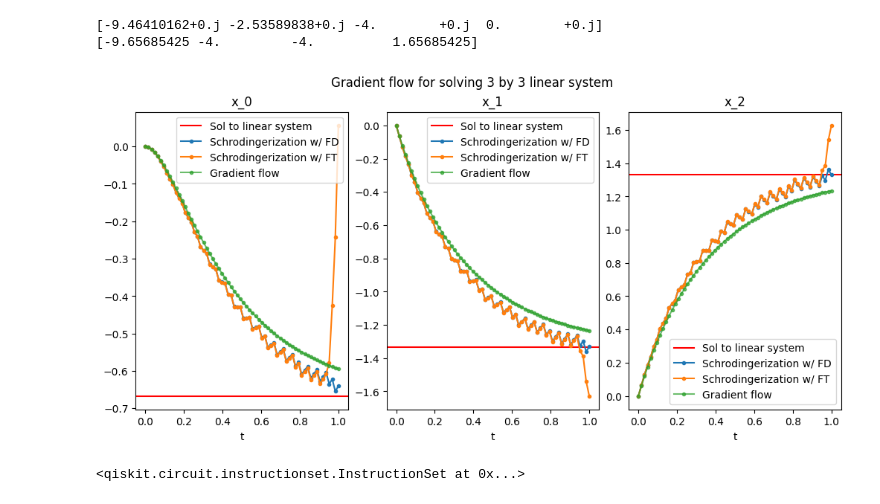
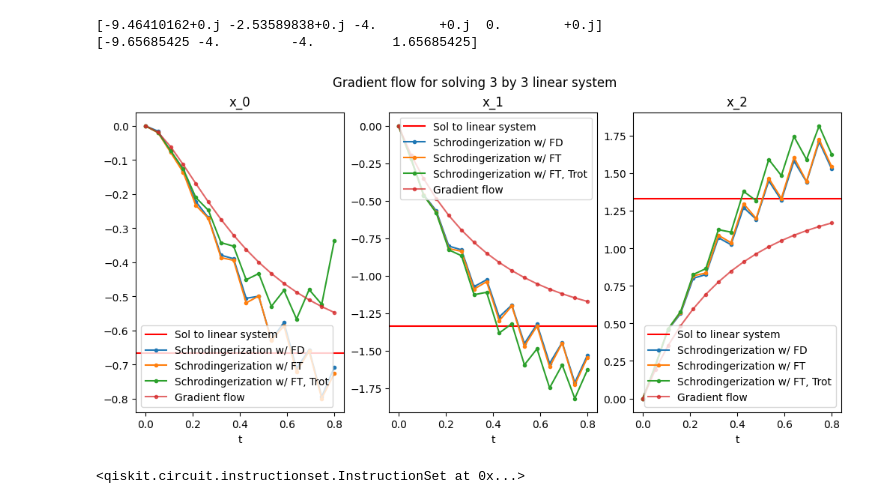
Before and after one commit to jli0108/quantum-diff-eq-ham-ebd, a Jupyter notebook: linear_system.ipynb, the cells around one changed output. Saved outputs shown, nothing was run; the diff lists cells and outputs as text; code cells hidden in the pictures.

```diff
--- a/linear_system.ipynb
+++ b/linear_system.ipynb
@@ -162,5 +179,5 @@ def schrodingerization_ft(A, u_0, N, L, R, T, N_t, lambda_min):
 # %%
-def solve_gradient_flow(A, b, x_0, N, L, R, T, N_t):
+def solve_gradient_flow(A, b, x_0, N, L, R, T, N_t, schrodingerization_method, r=None):
     # The gradient of the optimization problem is Ax-b, so the gradient flow ODE is x'(t) = - Ax + b.
     A_tilde = vstack([hstack([A, -b]), csc_matrix((1, A.shape[0]+1))])
     # print(A_tilde.toarray())
@@ -168,16 +185,5 @@ def solve_gradient_flow(A, b, x_0, N, L, R, T, N_t):
 
     lambda_max = np.min(eigvalsh((A_tilde + A_tilde.T).toarray() / 2))
     print("Min eval:", lambda_max)
-    u_recover = schrodingerization(-A_tilde, vstack([x_0, 1]), N, L, R, T, N_t, lambda_min=-norm(b)/2)
+    u_recover = schrodingerization_method(-A_tilde, vstack([x_0, 1]), N, L, R, T, N_t, lambda_min=-norm(b)/2, r=r)
     return u_recover[:,:-1]
-
-def solve_gradient_flow_ft(A, b, x_0, N, L, R, T, N_t):
-    # The gradient of the optimization problem is Ax-b, so the gradient flow ODE is x'(t) = - Ax + b.
-    A_tilde = vstack([hstack([A, -b]), csc_matrix((1, A.shape[0]+1))])
-    # print(A_tilde.toarray())
-    print("Eigvals of A_tilde: ", eigvals(A_tilde.toarray()))
-
-    lambda_max = np.min(eigvalsh((A_tilde + A_tilde.T).toarray() / 2))
-    print("Min eval:", lambda_max)
-    u_recover = schrodingerization_ft(-A_tilde, vstack([x_0, 1]), N, L, R, T, N_t, lambda_min=-norm(b)/2)
-    return u_recover[:,:-1]
@@ -220,15 +243,20 @@ Ground truth: [-0.66666667 -1.33333333  1.33333333]
 # %%
 L, R = -9,9
 # L, R = -4,4
-n_p = 8
+n_p = 6
 N_p = 2 ** n_p
 h = (R - L) / (N_p - 1)
 n_x = int(np.log2(A_tilde.shape[0]))
 print("N_p:", N_p)
 print(f"Total number of qubits: {n_p + n_x}")
-T = 1.0
-N_t = 64
-u_recover = solve_gradient_flow(A, b, x_0, N_p, L, R, T, N_t)
-u_recover_ft = solve_gradient_flow_ft(A, b, x_0, N_p, L, R, T, N_t)
-print(f"Relative error compared to without FT: {np.linalg.norm(u_recover - u_recover_ft) / np.linalg.norm(u_recover) : 0.3f}")
+T = 0.8
+N_t = 16
+r = 2
+u_recover = solve_gradient_flow(A, b, x_0, N_p, L, R, T, N_t, schrodingerization)
+u_recover_ft = solve_gradient_flow(A, b, x_0, N_p, L, R, T, N_t, schrodingerization_ft)
+u_recover_trot = solve_gradient_flow(A, b, x_0, N_p, L, R, T, N_t, schrodingerization_ft_trot, r=r)
+
+print(f"Relative error (Schrodingerization): {np.linalg.norm(u_recover[-1,:] - x_sol) / np.linalg.norm(x_sol) : 0.3f}")
+print(f"Relative error (Schrodingerization with FT): {np.linalg.norm(u_recover_ft[-1,:] - x_sol) / np.linalg.norm(x_sol) : 0.3f}")
+print(f"Relative error (Schrodingerization with FT, Trotter): {np.linalg.norm(u_recover_trot[-1,:] - x_sol) / np.linalg.norm(x_sol) : 0.3f}")
 # %% [output]
@@ -263,24 +300,25 @@ sol_augmented = solve_ivp(F, [0, T], vstack([x_0, 1]).toarray().reshape(dimensio
 # %%
 t_vals = np.linspace(0, T, N_t)
 
 fig, axs = plt.subplots(1, dimension, constrained_layout=True, facecolor="white", figsize=(10,5))
 
 aspect = 0.4
 
 for i in range(3):
 
     axs[i].axhline(y=x_sol[i], color='red', label="Sol to linear system")
 
     axs[i].plot(t_vals, u_recover[:,i].real, '-o', label="Schrodingerization w/ FD", markersize=3)
 
     axs[i].plot(t_vals, u_recover_ft[:,i].real, '-o', label="Schrodingerization w/ FT", markersize=3)
+    axs[i].plot(t_vals, u_recover_trot[:,i].real, '-o', label="Schrodingerization w/ FT, Trot", markersize=3)
     # axs[i].plot(t_vals, sol_augmented.y[i], '--o', label="scipy augmented ODE", linewidth=3, alpha=0.7)
 
     axs[i].plot(t_vals, sol_gf.y[i], '-o', label="Gradient flow", alpha=0.7, markersize=3)
     axs[i].legend()
     axs[i].set_title(f"x_{i}")
     axs[i].set_xlabel(f"t")
 plt.suptitle(f"Gradient flow for solving {dimension} by {dimension} linear system")
 plt.show()
 # %% [output]
-[figure, old version]
+[figure, new version]
```
Also changed, not shown: parts of 9 cells of this notebook.
